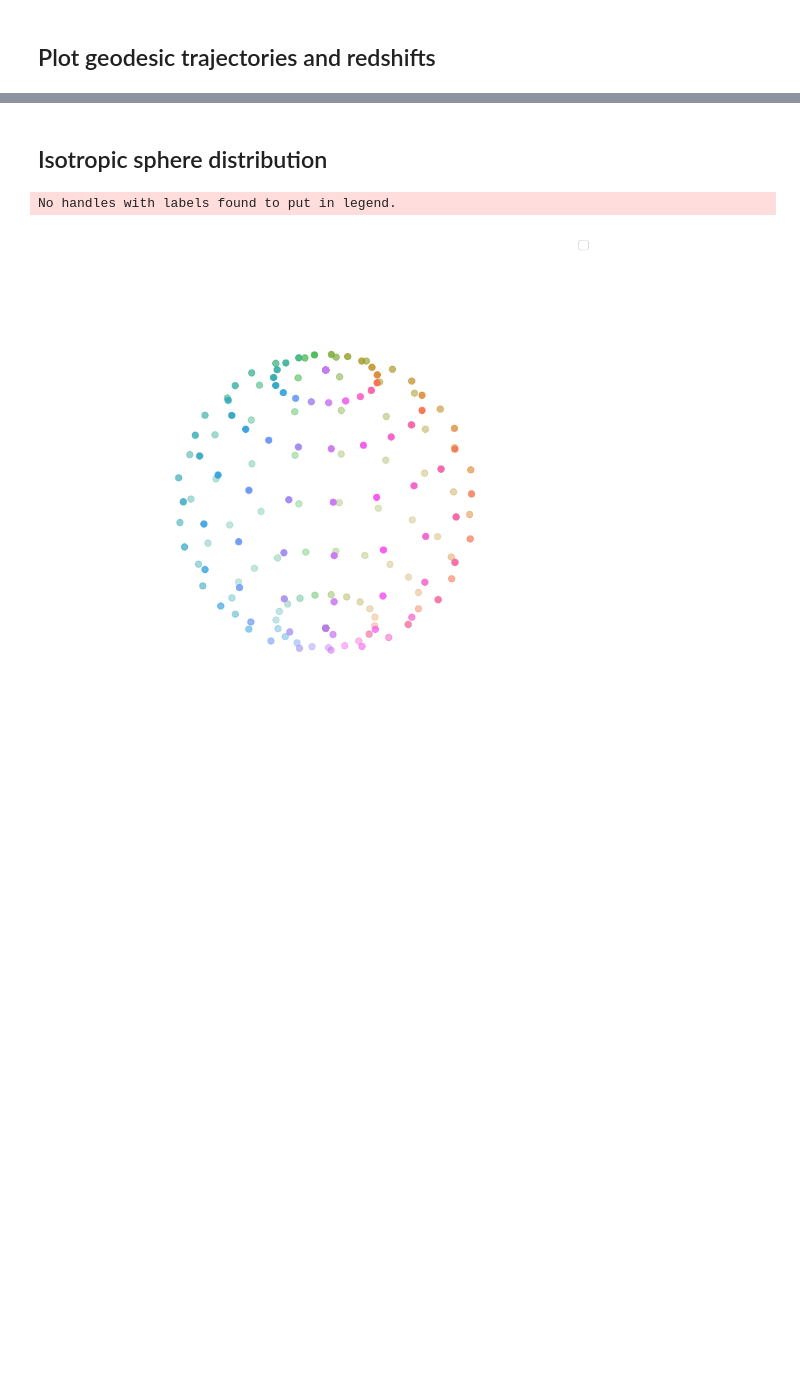
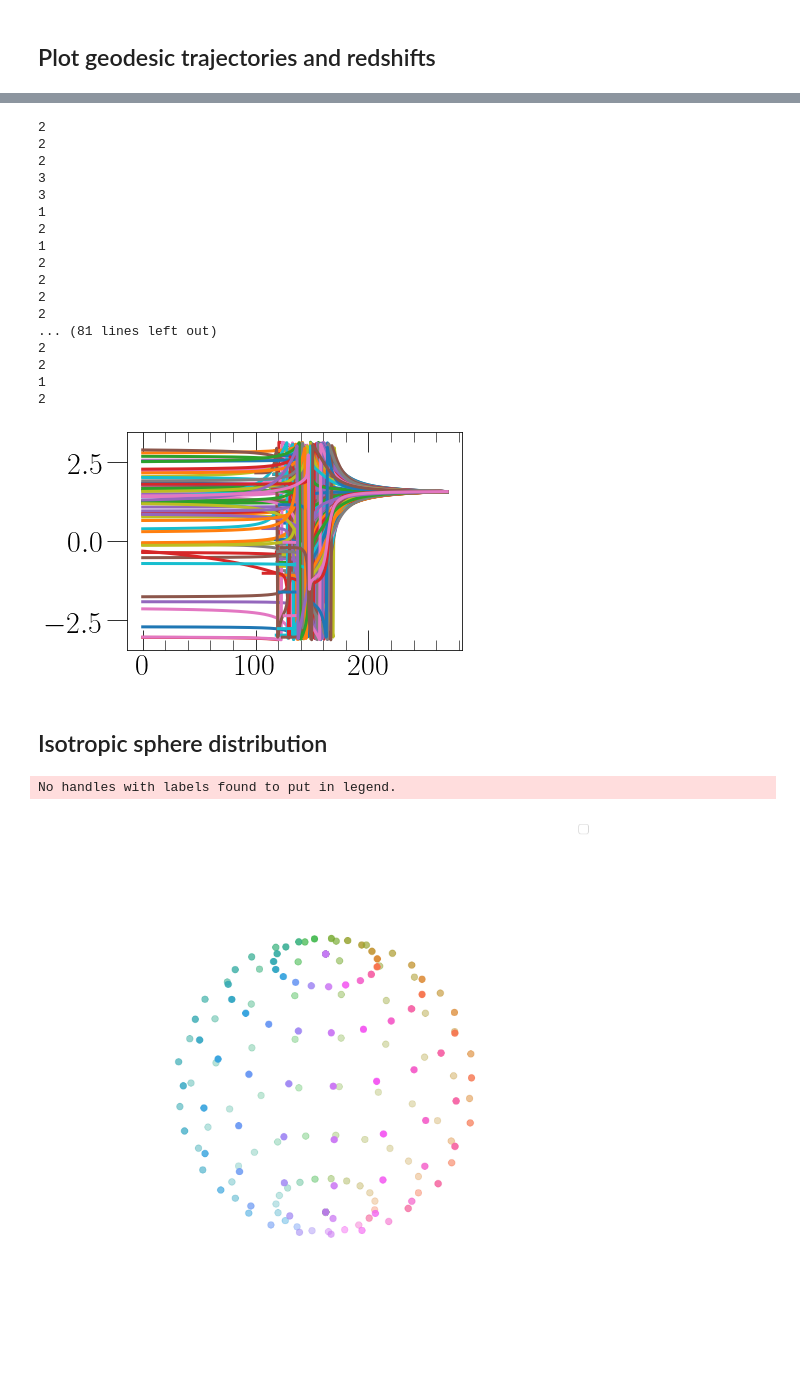
Before and after one commit to mariaokounkova/TracingMerger, a Jupyter notebook: Analysis.ipynb, the cells around one changed output, grey strips where cells are left out. Drawn from its saved outputs; the diff is of its cells as text; code cells hidden in the pictures; blank space fills up the shorter version.

```diff
--- a/Analysis.ipynb
+++ b/Analysis.ipynb
@@ -363,9 +363,9 @@ def MakeGeodesicDatFiles(p):
     T, X, Y, Z = read_geodesic_data(p)
     print('Read the geodesic data, now printing the files')
     for a in range(len(T)):
-        #if (len(T[a]) > 10):
-        #    print(a)
-        np.savetxt(p + '/Trajectories/' + str(a) + '.dat', np.c_[T[a],X[a],Y[a],Z[a]])
+        print(len(T[a]))
+        if (len(T[a]) > 100):
+            np.savetxt(p + '/Trajectories/' + str(a) + '.dat', np.c_[T[a],X[a],Y[a],Z[a]])
 
 ## Functions for reading GetTrajectoriesFromH5 output
 def GetGeodesicTrajectory(p, n):
@@ -378,6 +378,7 @@ def GetGeodesicIndices(p):
     """ Return the indices of all of the geodesics we have printed to file """
     Files = os.listdir(p + '/Trajectories')
     Indices = [int(file.split('.dat')[0]) for file in Files]
+    Indices = sorted(Indices)
     return Indices
 # %%
 MakeGeodesicDatFiles('Data/TraceHeadOn_86_0_50')
@@ -435,3 +476,34 @@ PlotGetTrajectoriesFromH5(['Data/TraceHeadOn_86_0_50/'], 'Focused')
+# %%
+p = 'Data/TraceHeadOn_86_0_50/'
+
+plt.figure()
+Indices = GetGeodesicIndices(p)
+for n in Indices[::100]:
+    t, x, y, z = GetGeodesicTrajectory(p, n)
+    theta = np.arctan2(z, y)
+    zero_crossings = np.where(np.diff(np.sign(theta)))[0]
+    print(len(zero_crossings))
+    plt.plot(t, theta)
+plt.show()
+# %% [output]
+2
+2
+2
+3
+3
+1
+2
+1
+2
+2
+2
+2
+... (81 lines left out)
+2
+2
+1
+2
+[figure, added]
 # %% [markdown]
 ## Isotropic sphere distribution
 # %%
```
Also changed, not shown: parts of 3 cells of this notebook.
